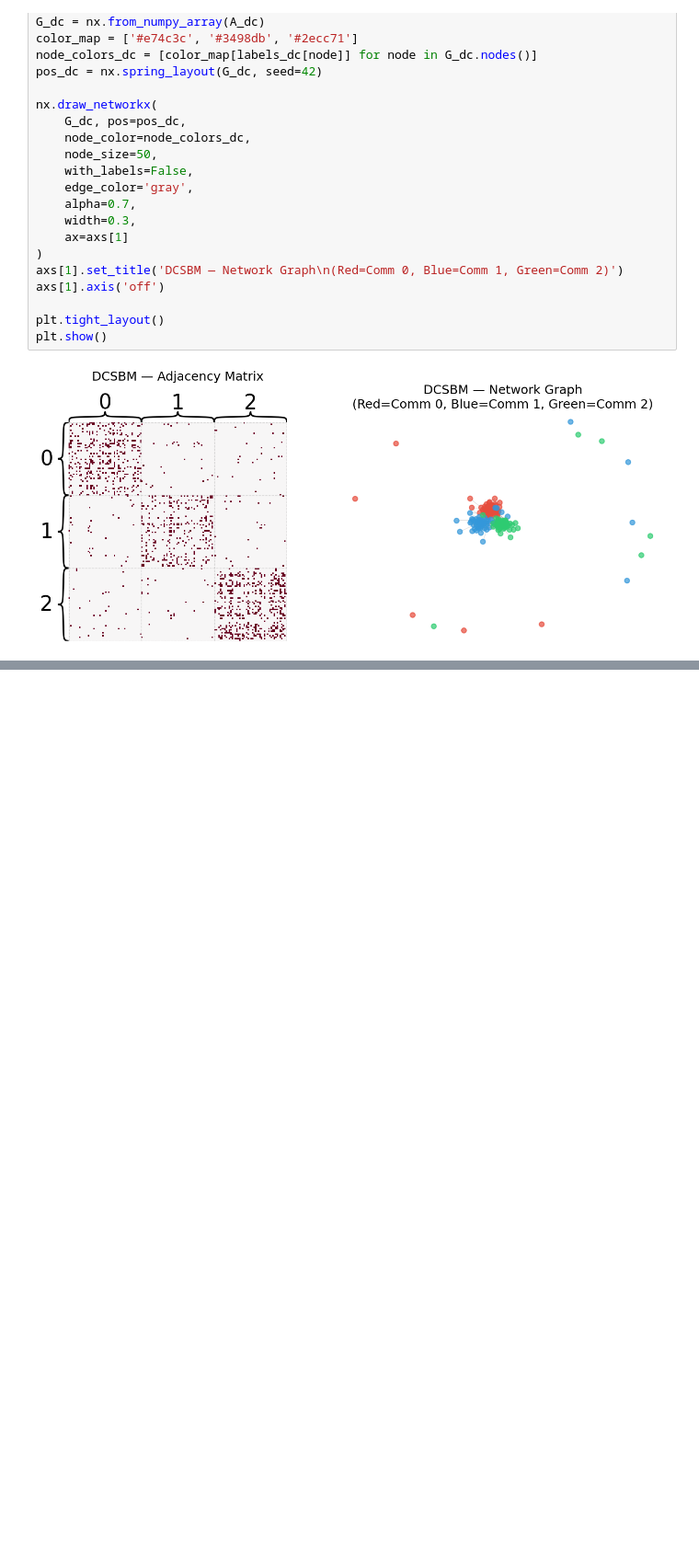
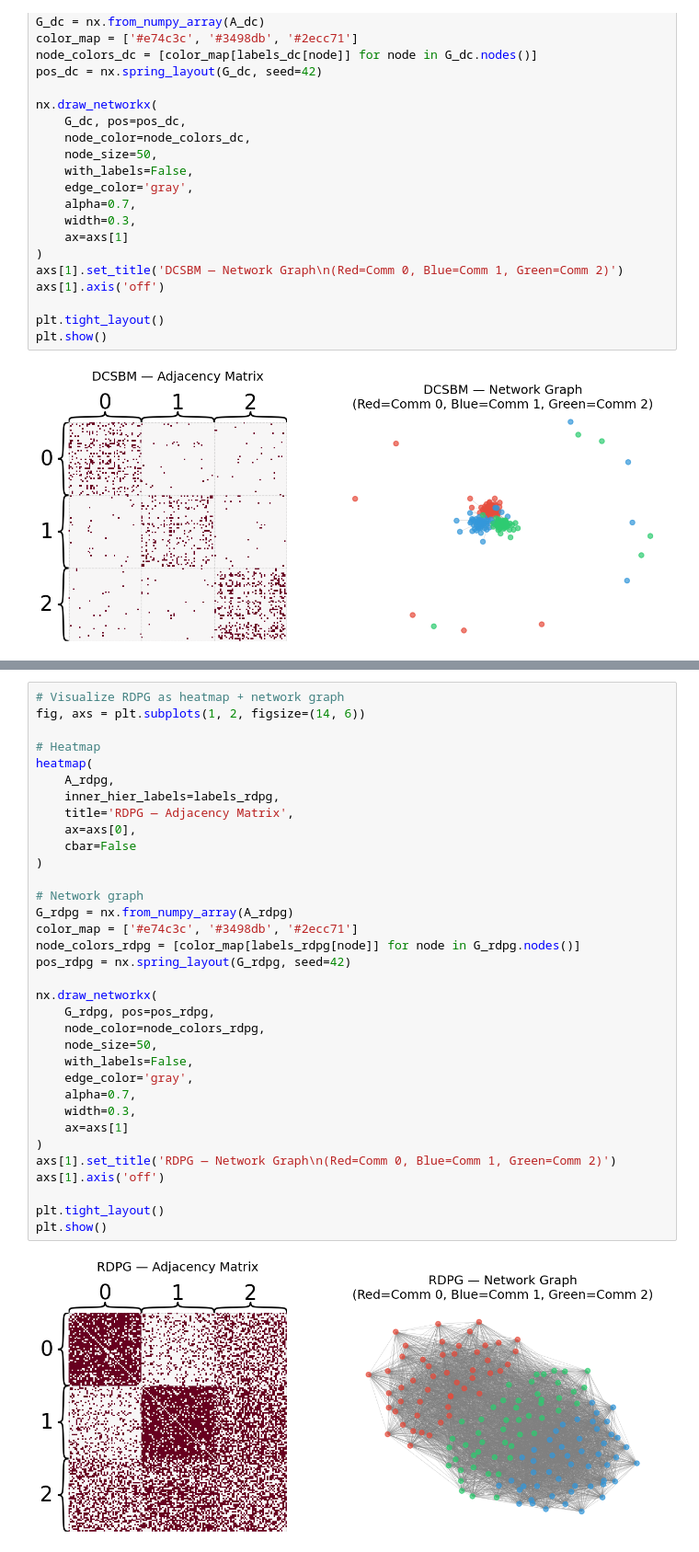
Before and after one commit to minhtrietcancode/universality_network_embeddings, a Jupyter notebook: week1_network_generate_embed/network_sbm_fam_embed.ipynb, the cells around one changed output, grey strips where cells are left out. Shown at 92% size. Drawn from its saved outputs; the diff is of its cells as text; blank space fills up the shorter version.

Commit message:
update: simulation + visualization 3 models

```diff
--- a/week1_network_generate_embed/network_sbm_fam_embed.ipynb
+++ b/week1_network_generate_embed/network_sbm_fam_embed.ipynb
@@ -147,0 +214,36 @@ plt.show()
+# %%
+# Visualize RDPG as heatmap + network graph
+fig, axs = plt.subplots(1, 2, figsize=(14, 6))
+
+# Heatmap
+heatmap(
+    A_rdpg,
+    inner_hier_labels=labels_rdpg,
+    title='RDPG — Adjacency Matrix',
+    ax=axs[0],
+    cbar=False
+)
+
+# Network graph
+G_rdpg = nx.from_numpy_array(A_rdpg)
+color_map = ['#e74c3c', '#3498db', '#2ecc71']
+node_colors_rdpg = [color_map[labels_rdpg[node]] for node in G_rdpg.nodes()]
+pos_rdpg = nx.spring_layout(G_rdpg, seed=42)
+
+nx.draw_networkx(
+    G_rdpg, pos=pos_rdpg,
+    node_color=node_colors_rdpg,
+    node_size=50,
+    with_labels=False,
+    edge_color='gray',
+    alpha=0.7,
+    width=0.3,
+    ax=axs[1]
+)
+axs[1].set_title('RDPG — Network Graph\n(Red=Comm 0, Blue=Comm 1, Green=Comm 2)')
+axs[1].axis('off')
+
+plt.tight_layout()
+plt.show()
+# %% [output]
+[figure, added]
```
Also changed, not shown: parts of 2 cells of this notebook.
